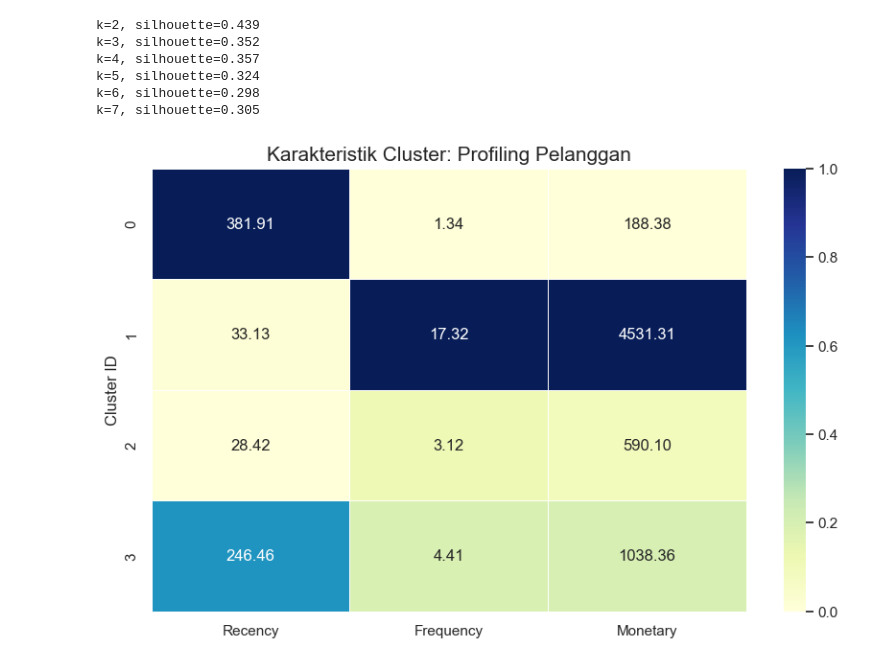
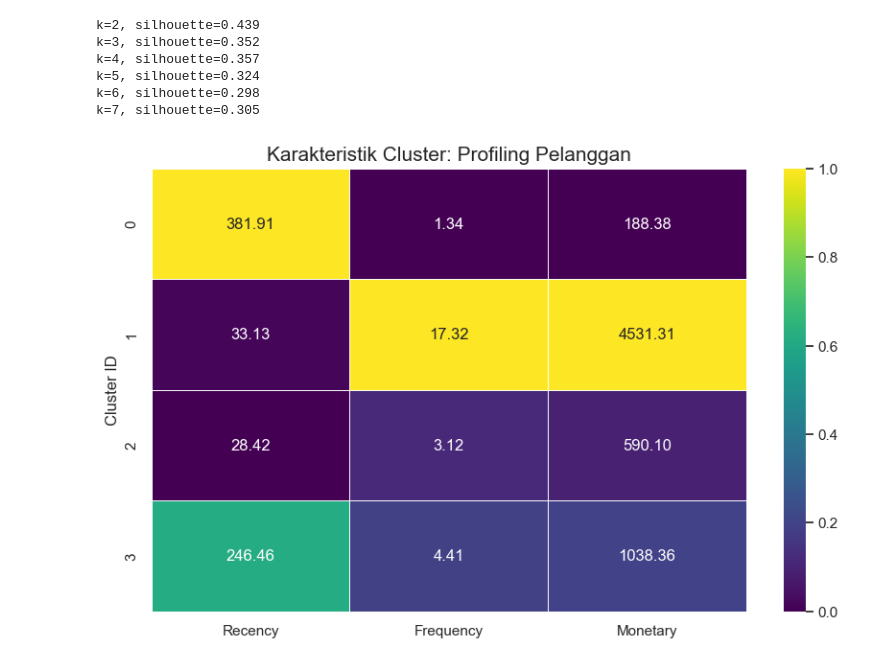
Before and after one commit to hansdarmawann/or2mrfm-1, a Jupyter notebook: notebooks/code.ipynb, the cells around one changed output. Cells and saved outputs as stored; diff of their text form; code cells hidden in the pictures.

Commit message:
Change cmap to viridis.

```diff
--- a/notebooks/code.ipynb
+++ b/notebooks/code.ipynb
@@ -216,35 +216,35 @@ kmeans = KMeans(n_clusters=k_optimal, random_state=42, n_init=10)
 rfm['Cluster'] = kmeans.fit_predict(df_scaled)
 
 # 2. Cek rata-rata tiap cluster untuk interpretasi
 cluster_analysis = rfm.groupby('Cluster').agg({
     'Recency': 'mean',
     'Frequency': 'mean',
     'Monetary': ['mean', 'count']
 }).round(2)
 
 # 1. Ambil hanya nilai 'mean' dan buang kolom 'count'
 heatmap_data = cluster_analysis.drop(columns=('Monetary', 'count'))
 
 # 2. Flatten Multi-index columns (menghilangkan level 'mean')
 heatmap_data.columns = ['Recency', 'Frequency', 'Monetary']
 
 # 3. Normalisasi data (0-1) khusus untuk pewarnaan saja
 # Ini supaya warna 'Frequency' yang kecil tidak kalah terang dengan 'Monetary' yang besar
 heatmap_norm = (heatmap_data - heatmap_data.min()) / (heatmap_data.max() - heatmap_data.min())
 
 # 4. Plot Heatmap
 plt.figure(figsize=(10, 6))
 sns.heatmap(data=heatmap_norm,
             annot=heatmap_data, # Tampilkan angka asli
             fmt='.2f',
-            cmap='YlGnBu',
+            cmap='viridis',
             linewidths=.5)
 
 plt.title('Karakteristik Cluster: Profiling Pelanggan', fontsize=15)
 plt.ylabel('Cluster ID')
 plt.show()
 # %% [output]
-[figure, old version]
+[figure, new version]
 # %%
 import plotly.express as px
 
```
